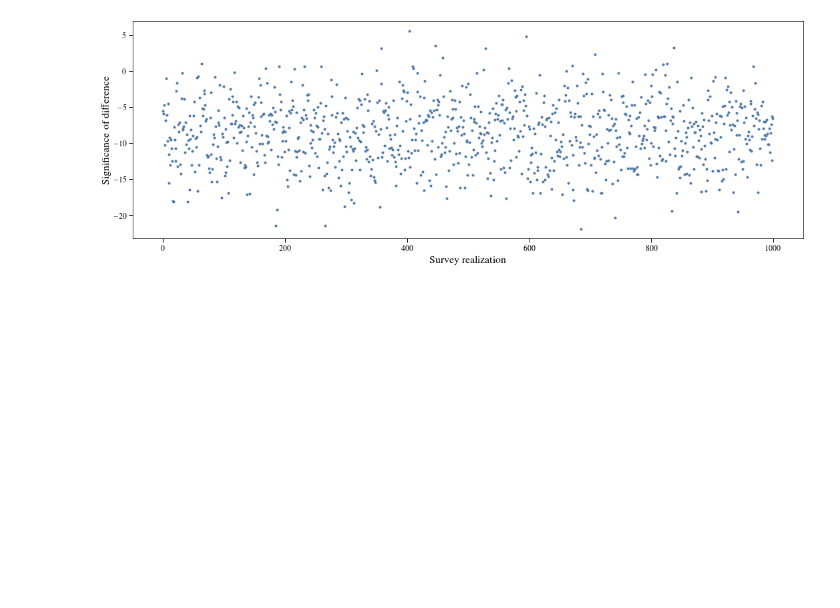
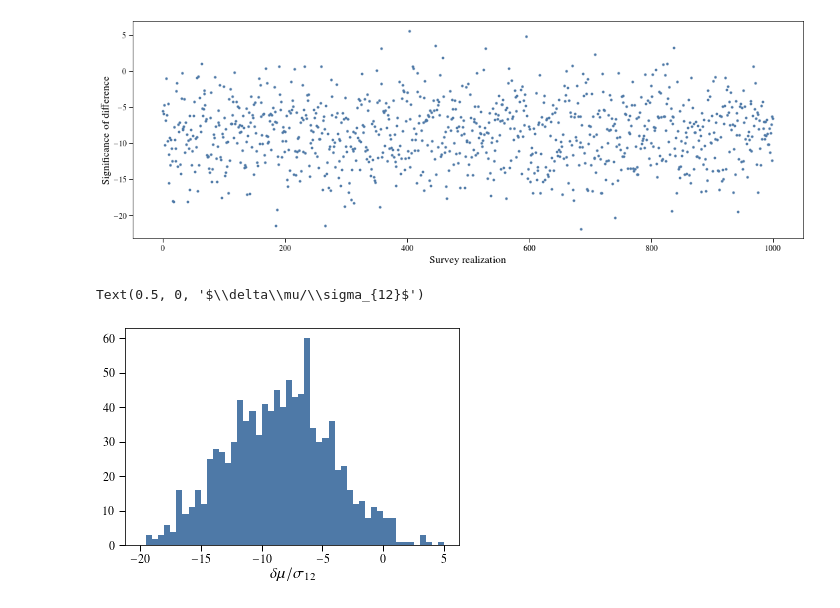
Before and after one commit to dncnwtts/merger_classification, a Jupyter notebook: accuracy_analysis.ipynb, the cells around one changed output. Cells and saved outputs as stored; diff of their text form; code cells hidden in the pictures; blank space fills up the shorter version.

```diff
--- a/accuracy_analysis.ipynb
+++ b/accuracy_analysis.ipynb
@@ -63,7 +63,7 @@ def L(Ns, rj, rjp, N_M, Ntot, high_acc=False):
 # Total sample size
 N = 193
 # True merger fraction
-f_M = 0.4
+f_M = 0.1
 # number of classifiers
 n = 14
 def make_sample(N, f_M, n):
@@ -116,7 +116,8 @@ for _ in range(n_exp):
 
     mu = (n*N_M.mean()+1)/(n*N+2)
     mu2[_] = mu
-    ll, ul, sd = beta_std(sum(N_M), n*N)
+    #ll, ul, sd = beta_std(sum(N_M), n*N)
+    ll, ul, sd
     Z2[_] = (mu-N_true/N)/sd
     ll2[_] = ll
     ul2[_] = ul
@@ -167,0 +167,7 @@ plt.
+# %%
+bins = np.linspace(-20, 5, 51)
+plt.hist(t, bins=bins)
+plt.xlabel(r'$\delta\mu/\sigma_{12}$')
+# %% [output]
+Text(0.5, 0, '$\\delta\\mu/\\sigma_{12}$')
+[figure, added]
```
Also changed, not shown: parts of 1 cell of this notebook.
